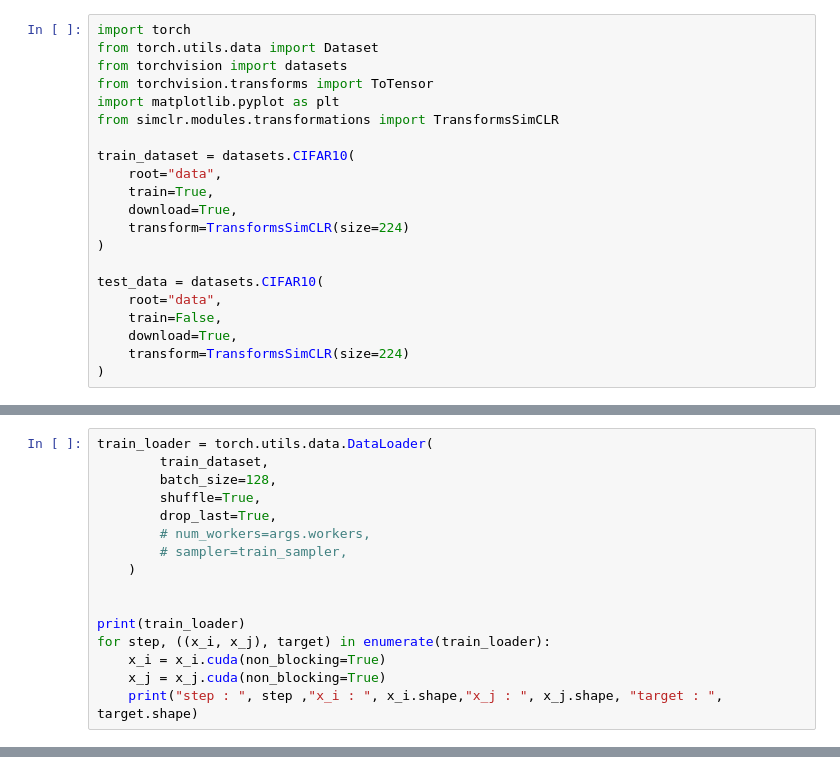
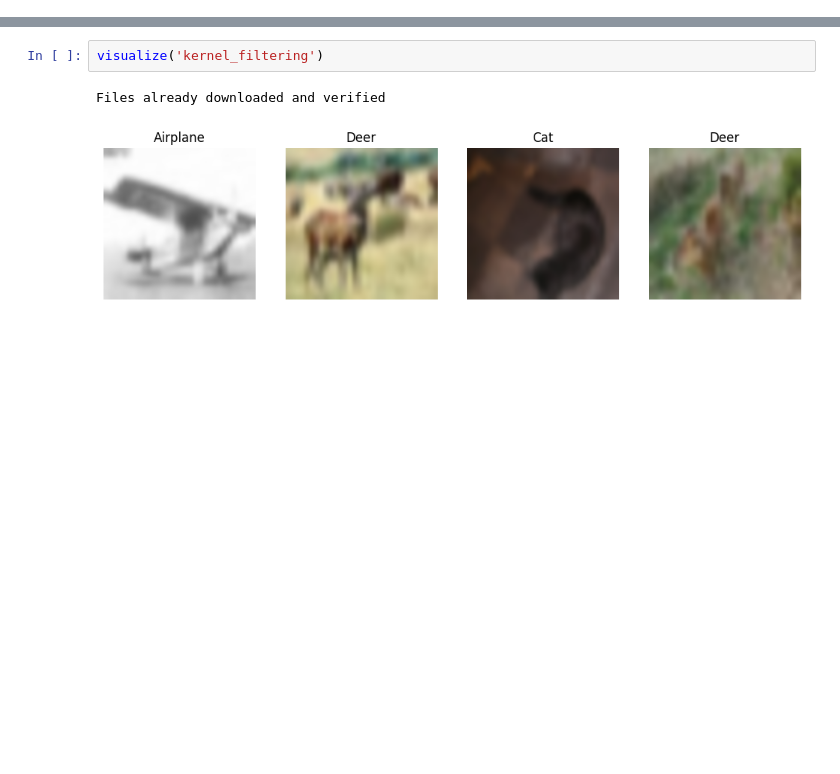
Before and after one commit to binnini/24-W-SimCLR, a Jupyter notebook: playground/TorchDataLoader.ipynb, the cells around one changed output, grey strips where cells are left out. Saved outputs shown, nothing was run; the diff lists cells and outputs as text; blank space fills up the shorter version.

Commit message:
Add cifar classifier

```diff
--- a/playground/TorchDataLoader.ipynb
+++ b/playground/TorchDataLoader.ipynb
@@ -1,21 +0,0 @@
-# %%
-import torch
-from torch.utils.data import Dataset
-from torchvision import datasets
-from torchvision.transforms import ToTensor
-import matplotlib.pyplot as plt
-from simclr.modules.transformations import TransformsSimCLR
-
-train_dataset = datasets.CIFAR10(
-    root="data",
-    train=True,
-    download=True,
-    transform=TransformsSimCLR(size=224)
-)
-
-test_data = datasets.CIFAR10(
-    root="data",
-    train=False,
-    download=True,
-    transform=TransformsSimCLR(size=224)
-)
@@ -64,16 +0,0 @@ plt.show()
-# %%
-train_loader = torch.utils.data.DataLoader(
-        train_dataset,
-        batch_size=128,
-        shuffle=True,
-        drop_last=True,
-        # num_workers=args.workers,
-        # sampler=train_sampler,
-    )
-
-
-print(train_loader)
-for step, ((x_i, x_j), target) in enumerate(train_loader):
-    x_i = x_i.cuda(non_blocking=True)
-    x_j = x_j.cuda(non_blocking=True)
-    print("step : ", step ,"x_i : ", x_i.shape,"x_j : ", x_j.shape, "target : ", target.shape)
@@ -101,0 +154,5 @@ KeyboardInterrupt:
+# %%
+visualize('kernel_filtering')
+# %% [output]
+Files already downloaded and verified
+[figure, added]
```
Also changed, not shown: parts of 4 cells of this notebook, 6 other files.
